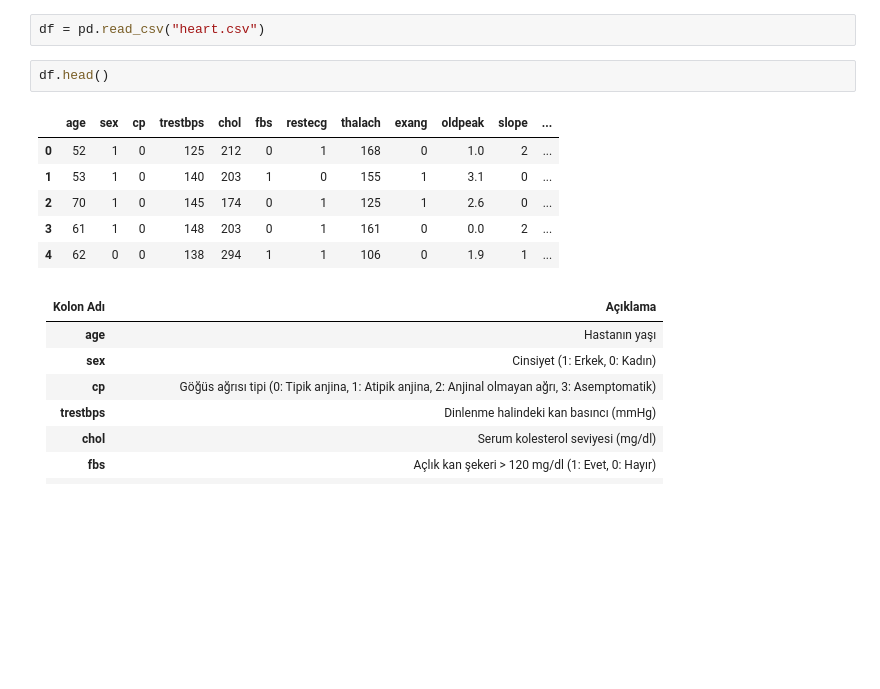
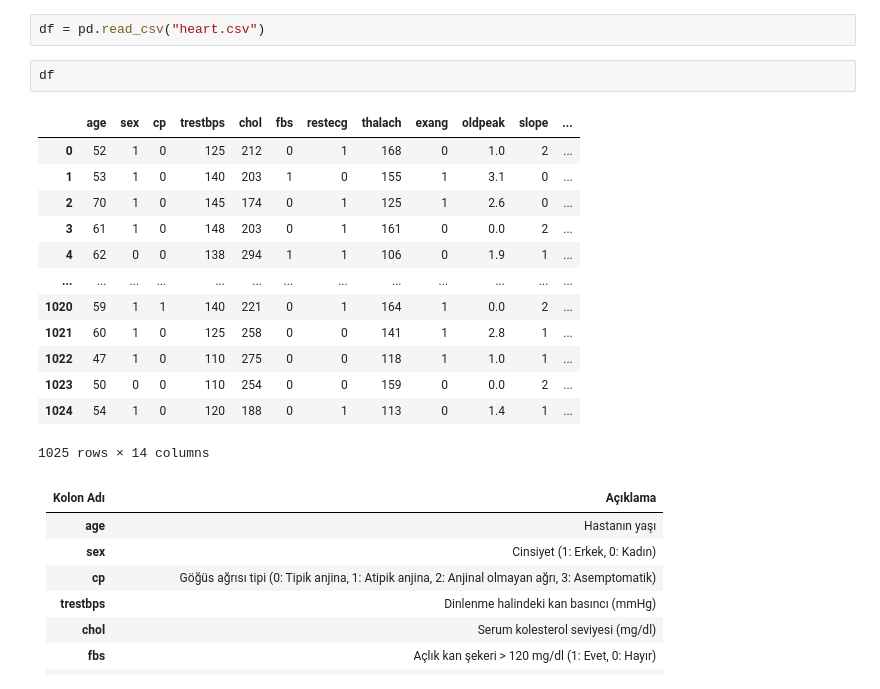
Before and after one commit to gokdeniztural/heart-disease-classification, a Jupyter notebook: model.ipynb, the cells around one changed output. Cells and saved outputs as stored; diff of their text form; blank space fills up the shorter version.

```diff
--- a/model.ipynb
+++ b/model.ipynb
@@ -7,14 +7,21 @@ import matplotlib.pyplot as plt
 # %%
 df = pd.read_csv("heart.csv")
 # %%
-df.head()
+df
 # %% [output]
 |  | age | sex | cp | trestbps | chol | fbs | restecg | thalach | exang | oldpeak | slope | ... |
 | 0 | 52 | 1 | 0 | 125 | 212 | 0 | 1 | 168 | 0 | 1.0 | 2 | ... |
 | 1 | 53 | 1 | 0 | 140 | 203 | 1 | 0 | 155 | 1 | 3.1 | 0 | ... |
 | 2 | 70 | 1 | 0 | 145 | 174 | 0 | 1 | 125 | 1 | 2.6 | 0 | ... |
 | 3 | 61 | 1 | 0 | 148 | 203 | 0 | 1 | 161 | 0 | 0.0 | 2 | ... |
 | 4 | 62 | 0 | 0 | 138 | 294 | 1 | 1 | 106 | 0 | 1.9 | 1 | ... |
+| ... | ... | ... | ... | ... | ... | ... | ... | ... | ... | ... | ... | ... |
+| 1020 | 59 | 1 | 1 | 140 | 221 | 0 | 1 | 164 | 1 | 0.0 | 2 | ... |
+| 1021 | 60 | 1 | 0 | 125 | 258 | 0 | 0 | 141 | 1 | 2.8 | 1 | ... |
+| 1022 | 47 | 1 | 0 | 110 | 275 | 0 | 0 | 118 | 1 | 1.0 | 1 | ... |
+| 1023 | 50 | 0 | 0 | 110 | 254 | 0 | 0 | 159 | 0 | 0.0 | 2 | ... |
+| 1024 | 54 | 1 | 0 | 120 | 188 | 0 | 1 | 113 | 0 | 1.4 | 1 | ... |
+1025 rows × 14 columns
 # %% [markdown]
 | Kolon Adı    | Açıklama                                                                                                  |
 | ------------ | --------------------------------------------------------------------------------------------------------- |
```
Also changed, not shown: parts of 2 cells of this notebook, 4 other files.
